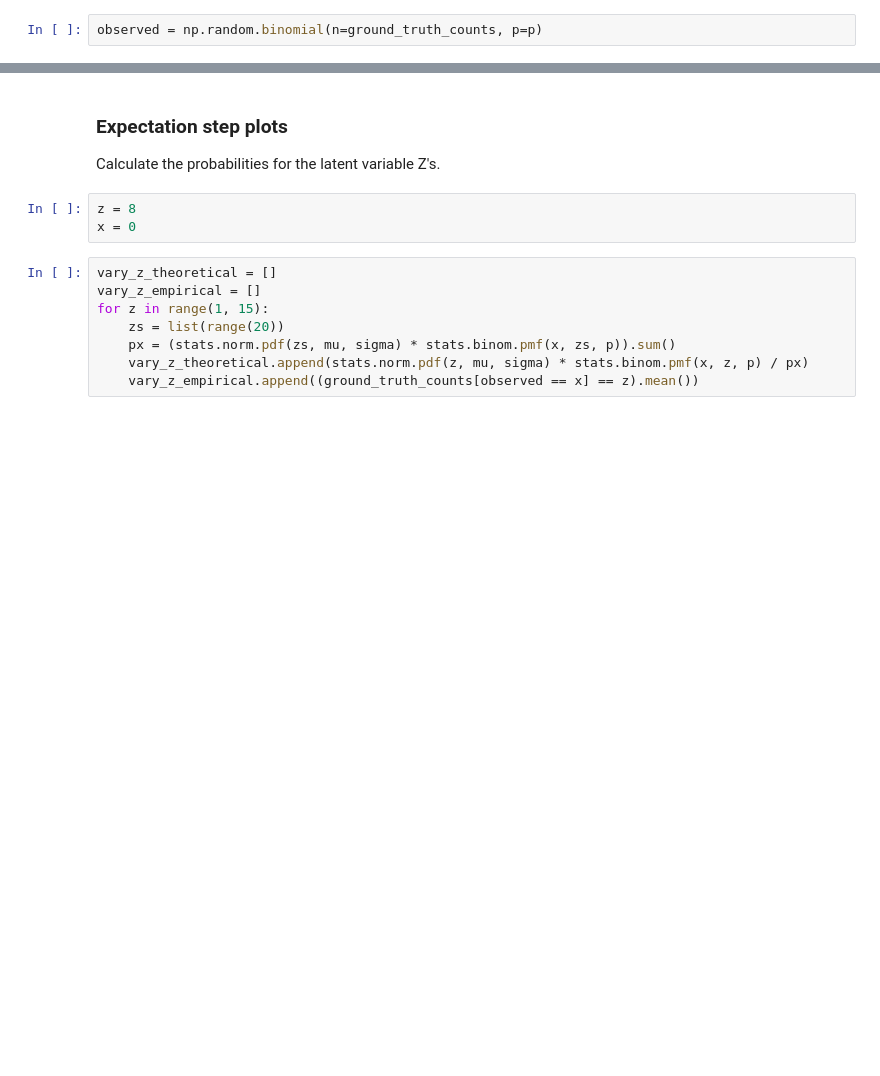
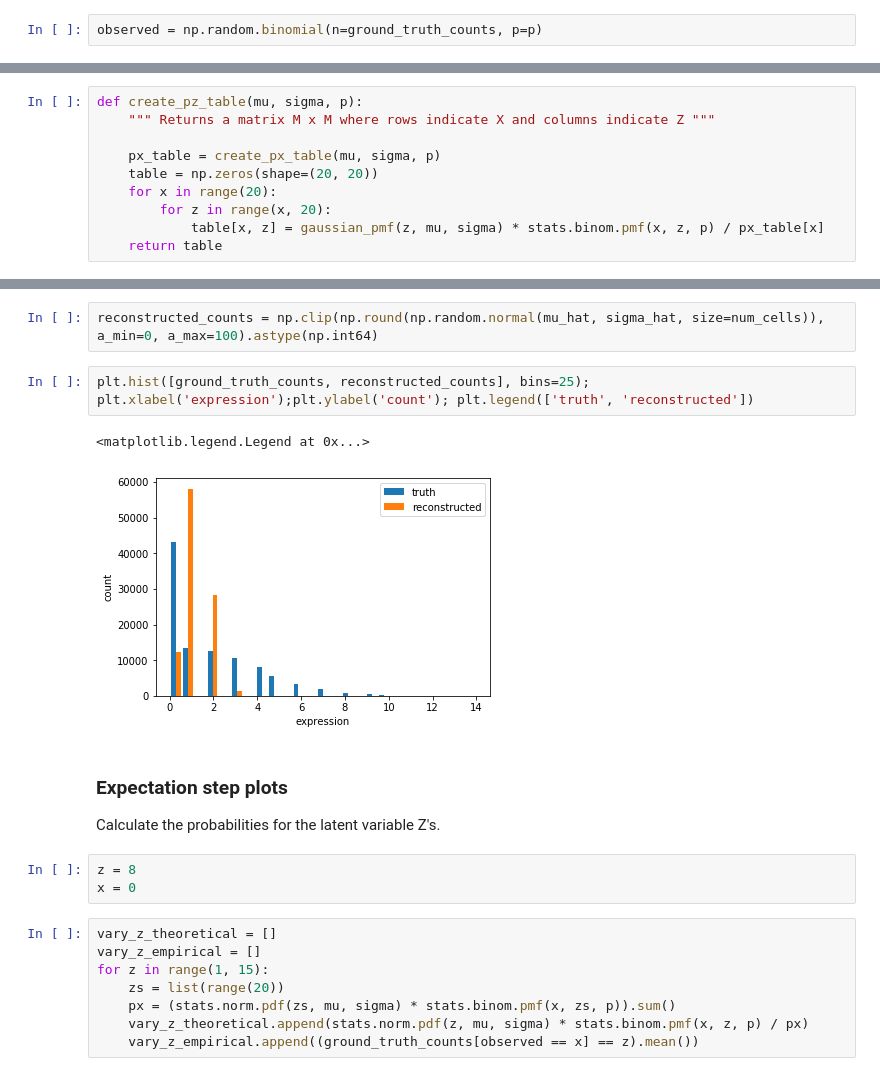
Before and after one commit to yelabucsf/scrna-parameter-estimation, a Jupyter notebook: notebooks/1d_em_simulation.ipynb, the cells around one changed output, grey strips where cells are left out. Cells and saved outputs as stored; diff of their text form; blank space fills up the shorter version.

```diff
--- a/notebooks/1d_em_simulation.ipynb
+++ b/notebooks/1d_em_simulation.ipynb
@@ -85,0 +125,10 @@ plt.hist(observed, bins=20);
+# %%
+def create_pz_table(mu, sigma, p):
+    """ Returns a matrix M x M where rows indicate X and columns indicate Z """
+
+    px_table = create_px_table(mu, sigma, p)
+    table = np.zeros(shape=(20, 20))
+    for x in range(20):
+        for z in range(x, 20):
+            table[x, z] = gaussian_pmf(z, mu, sigma) * stats.binom.pmf(x, z, p) / px_table[x]
+    return table
@@ -86,3 +209,11 @@ plt.hist(observed, bins=20);
+# %%
+reconstructed_counts = np.clip(np.round(np.random.normal(mu_hat, sigma_hat, size=num_cells)), a_min=0, a_max=100).astype(np.int64)
+# %%
+plt.hist([ground_truth_counts, reconstructed_counts], bins=25);
+plt.xlabel('expression');plt.ylabel('count'); plt.legend(['truth', 'reconstructed'])
+# %% [output]
+<matplotlib.legend.Legend at 0x...>
+[figure, added]
 # %% [markdown]
 ### Expectation step plots
 
```
Also changed, not shown: parts of 36 cells of this notebook, 9 other files.
